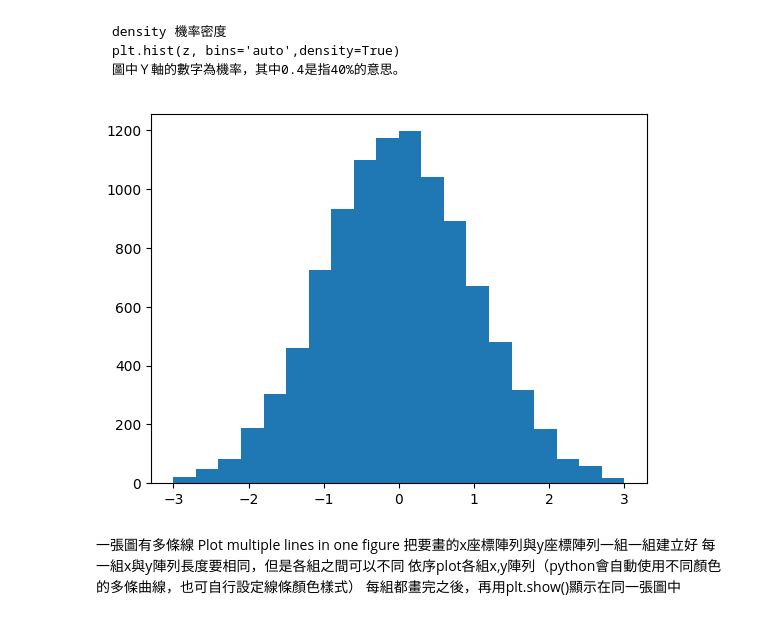
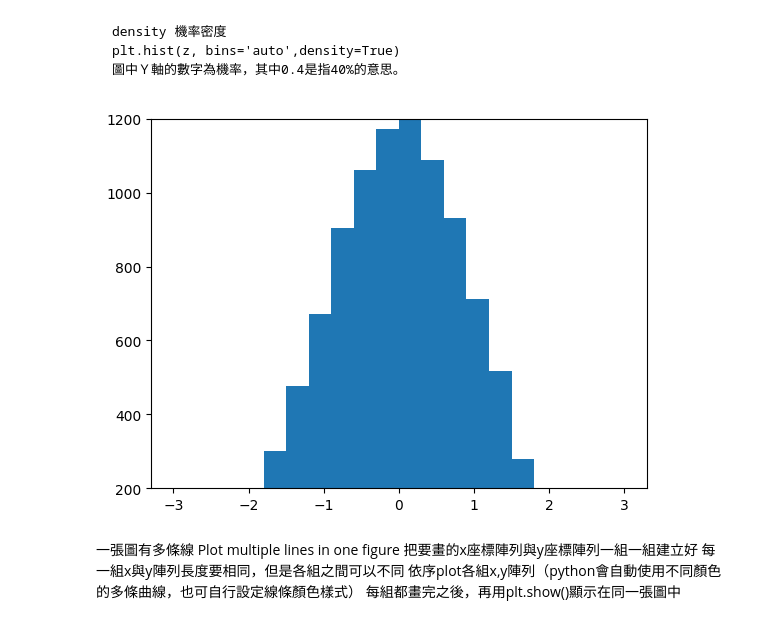
Before and after one commit to mccoy0928/pandas_dataframe, a Jupyter notebook: 20230801_numpy.ipynb, the cells around one changed output. Saved outputs shown, nothing was run; the diff lists cells and outputs as text; code cells hidden in the pictures.

````diff
--- a/20230801_numpy.ipynb
+++ b/20230801_numpy.ipynb
@@ -159,10 +159,12 @@ plt.hist(z, bins='auto',density=True)
 ```
 # %%
 plt.hist(z, bins=20,range=[-3, 3], density=False)
+# plt.xlim([-1, 0.5])
+plt.ylim([200, 1200])
 plt.savefig('fig1.jpg')
 # plt.hist(z, bins=20,density=True)
 # %% [output]
-[figure, old version]
+[figure, new version]
 # %% [markdown]
 一張圖有多條線 Plot multiple lines in one figure
 把要畫的x座標陣列與y座標陣列一組一組建立好
````
Also changed, not shown: parts of 6 cells of this notebook.
